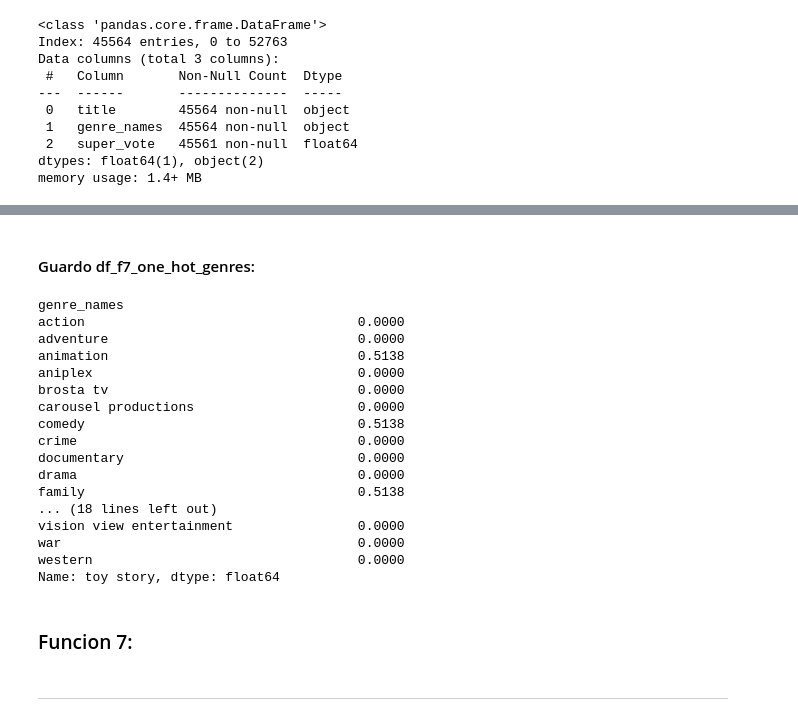
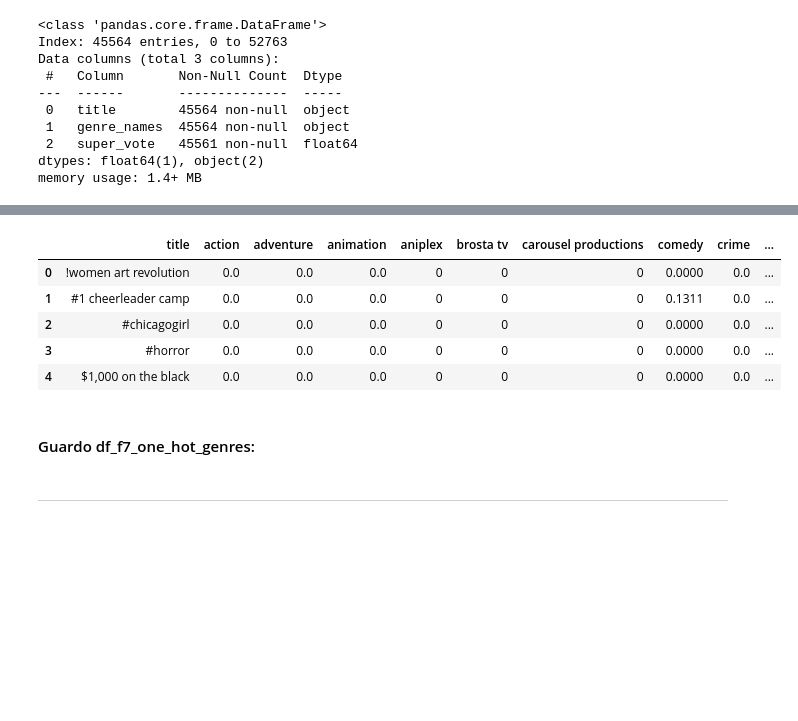
Before and after one commit to Lucaramallo/PI1_MLOps_Sistema_de_Recomendacion_Movies_ML, a Jupyter notebook: ETLs/Functios_testing/Functions_test.ipynb, the cells around one changed output, grey strips where cells are left out. Saved outputs shown, nothing was run; the diff lists cells and outputs as text; code cells hidden in the pictures; blank space fills up the shorter version.

```diff
--- a/ETLs/Functios_testing/Functions_test.ipynb
+++ b/ETLs/Functios_testing/Functions_test.ipynb
@@ -1160,4 +1163,4 @@ Data columns (total 3 columns):
 dtypes: float64(1), object(2)
 memory usage: 1.4+ MB
 # %%
-exploded_df = df_f7_movies_cat_vat.explode('genre_names')
+df_f7_one_hot_genres = df_f7_movies_cat_vat.explode('genre_names')
@@ -1180,3 +1183,3 @@ exploded_df
 # %%
 # Crear una tabla pivote utilizando pivot_table() con una función de agregación personalizada
-one_hot_genres = pd.pivot_table(exploded_df, index='title', columns='genre_names', values='super_vote', aggfunc='sum', fill_value=0)
+df_f7_one_hot_genres = pd.pivot_table(df_f7_one_hot_genres, index='title', columns='genre_names', values='super_vote', aggfunc='sum', fill_value=0)
@@ -1232,2 +1185,0 @@ print(df_reverted)
-# %%
-df_f7_one_hot_genres = one_hot_genres #solo cambio de nombre la variable para guardar y ordenar
@@ -1234,27 +1203,16 @@ df_f7_one_hot_genres = one_hot_genres #solo cambio de nombre la variable para gu
+# %%
+df_f7_one_hot_genres.reset_index(inplace=True)
+df_f7_one_hot_genres.columns.name = None
+# %%
+df_f7_one_hot_genres.head()
+# %% [output]
+|  | title | action | adventure | animation | aniplex | brosta tv | carousel productions | comedy | crime | ... |
+| 0 | !women art revolution | 0.0 | 0.0 | 0.0 | 0 | 0 | 0 | 0.0000 | 0.0 | ... |
+| 1 | #1 cheerleader camp | 0.0 | 0.0 | 0.0 | 0 | 0 | 0 | 0.1311 | 0.0 | ... |
+| 2 | #chicagogirl | 0.0 | 0.0 | 0.0 | 0 | 0 | 0 | 0.0000 | 0.0 | ... |
+| 3 | #horror | 0.0 | 0.0 | 0.0 | 0 | 0 | 0 | 0.0000 | 0.0 | ... |
+| 4 | $1,000 on the black | 0.0 | 0.0 | 0.0 | 0 | 0 | 0 | 0.0000 | 0.0 | ... |
 # %% [markdown]
 #### Guardo df_f7_one_hot_genres:
 # %%
 df_f7_one_hot_genres.to_pickle('../../Datasets Cleaned & light/df_f7_one_hot_genres.pkl')
-# %%
-toy_story_test = one_hot_genres.loc['toy story']
-print(toy_story_test)
-# %% [output]
-genre_names
-action                                   0.0000
-adventure                                0.0000
-animation                                0.5138
-aniplex                                  0.0000
-brosta tv                                0.0000
-carousel productions                     0.0000
-comedy                                   0.5138
-crime                                    0.0000
-documentary                              0.0000
-drama                                    0.0000
-family                                   0.5138
-... (18 lines left out)
-vision view entertainment                0.0000
-war                                      0.0000
-western                                  0.0000
-Name: toy story, dtype: float64
-# %% [markdown]
-### Funcion 7:
```
Also changed, not shown: parts of 12 cells of this notebook, 1 other file.
